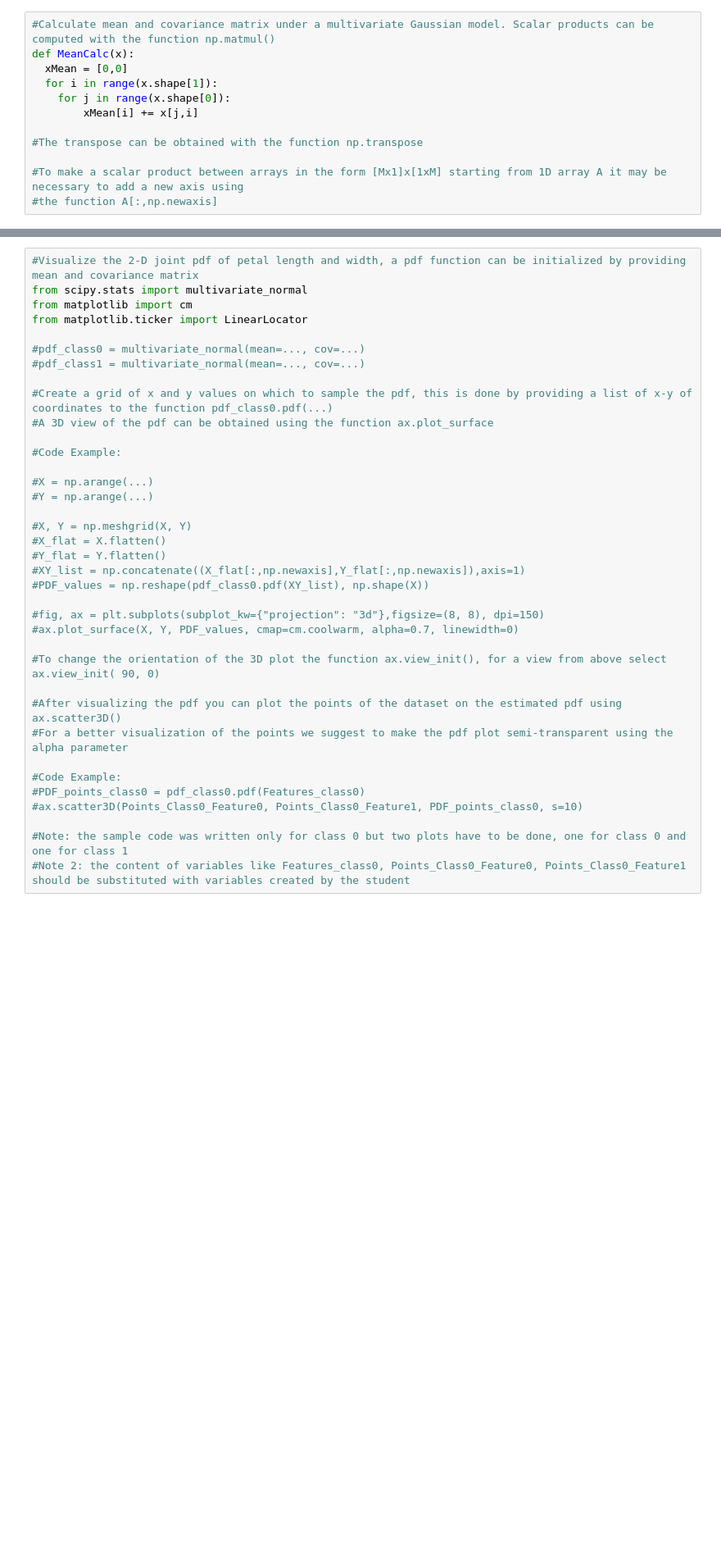
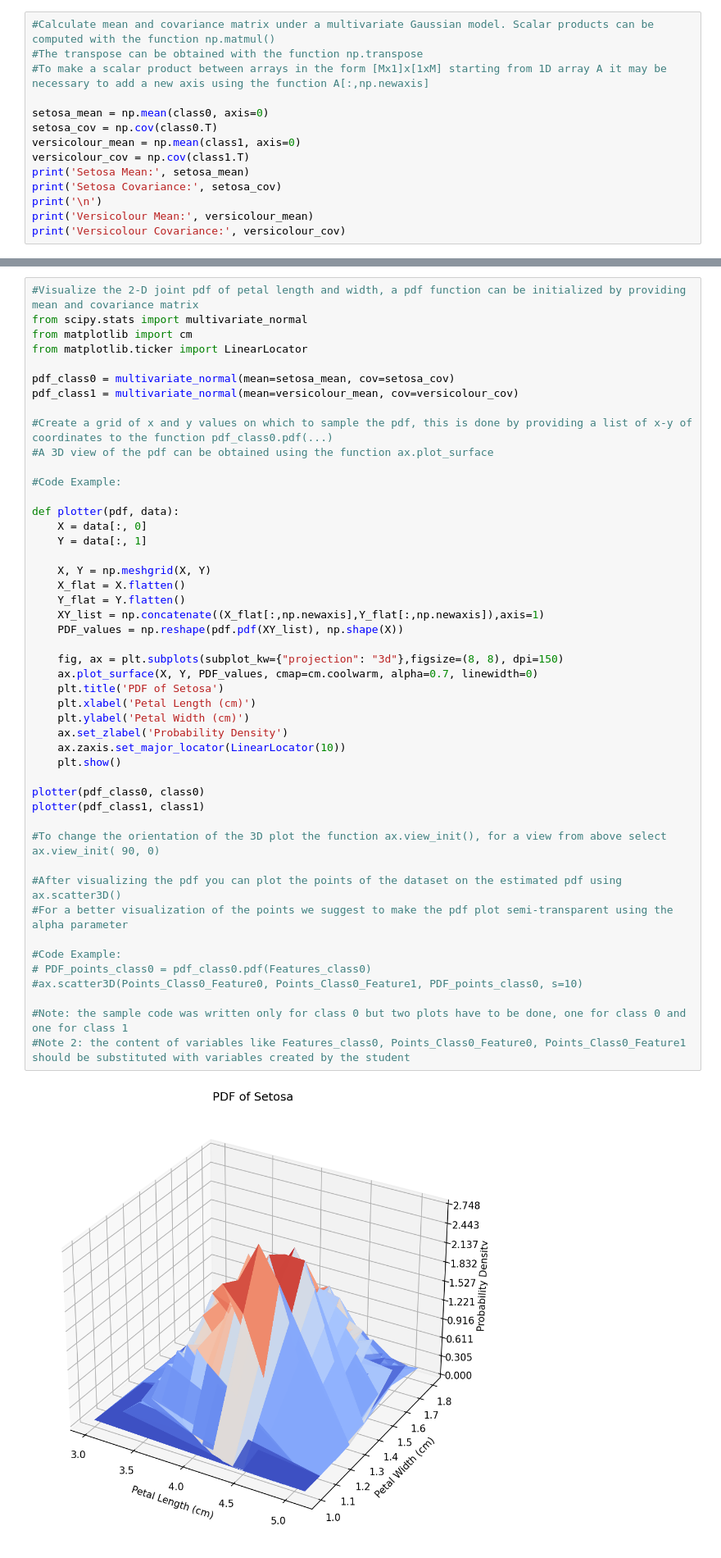
Before and after one commit to A-M-Alizadeh/Statistical-Labs, a Jupyter notebook: Stat Labs/Lab2_v6/Lab2_v6.ipynb, the cells around one changed output, grey strips where cells are left out. Shown at 82% size. Cells and saved outputs as stored; diff of their text form; blank space fills up the shorter version.

```diff
--- a/Stat Labs/Lab2_v6/Lab2_v6.ipynb
+++ b/Stat Labs/Lab2_v6/Lab2_v6.ipynb
@@ -73,13 +80,15 @@ plt.show()
 # %%
 #Calculate mean and covariance matrix under a multivariate Gaussian model. Scalar products can be computed with the function np.matmul()
-def MeanCalc(x):
-  xMean = [0,0]
-  for i in range(x.shape[1]):
-    for j in range(x.shape[0]):
-        xMean[i] += x[j,i]
+#The transpose can be obtained with the function np.transpose
+#To make a scalar product between arrays in the form [Mx1]x[1xM] starting from 1D array A it may be necessary to add a new axis using the function A[:,np.newaxis]
 
-#The transpose can be obtained with the function np.transpose
-
-#To make a scalar product between arrays in the form [Mx1]x[1xM] starting from 1D array A it may be necessary to add a new axis using
-#the function A[:,np.newaxis]
+setosa_mean = np.mean(class0, axis=0)
+setosa_cov = np.cov(class0.T)
+versicolour_mean = np.mean(class1, axis=0)
+versicolour_cov = np.cov(class1.T)
+print('Setosa Mean:', setosa_mean)
+print('Setosa Covariance:', setosa_cov)
+print('\n')
+print('Versicolour Mean:', versicolour_mean)
+print('Versicolour Covariance:', versicolour_cov)
 # %% [output]
@@ -88,37 +103,49 @@ PDF for class 1: 0.09041010416517478
 # %%
 #Visualize the 2-D joint pdf of petal length and width, a pdf function can be initialized by providing mean and covariance matrix
 from scipy.stats import multivariate_normal
 from matplotlib import cm
 from matplotlib.ticker import LinearLocator
 
-#pdf_class0 = multivariate_normal(mean=..., cov=...)
-#pdf_class1 = multivariate_normal(mean=..., cov=...)
+pdf_class0 = multivariate_normal(mean=setosa_mean, cov=setosa_cov)
+pdf_class1 = multivariate_normal(mean=versicolour_mean, cov=versicolour_cov)
 
 #Create a grid of x and y values on which to sample the pdf, this is done by providing a list of x-y of coordinates to the function pdf_class0.pdf(...)
 #A 3D view of the pdf can be obtained using the function ax.plot_surface
 
 #Code Example:
 
-#X = np.arange(...)
-#Y = np.arange(...)
+def plotter(pdf, data):
+    X = data[:, 0]
+    Y = data[:, 1]
 
-#X, Y = np.meshgrid(X, Y)
-#X_flat = X.flatten()
-#Y_flat = Y.flatten()
-#XY_list = np.concatenate((X_flat[:,np.newaxis],Y_flat[:,np.newaxis]),axis=1)
-#PDF_values = np.reshape(pdf_class0.pdf(XY_list), np.shape(X))
+    X, Y = np.meshgrid(X, Y)
+    X_flat = X.flatten()
+    Y_flat = Y.flatten()
+    XY_list = np.concatenate((X_flat[:,np.newaxis],Y_flat[:,np.newaxis]),axis=1)
+    PDF_values = np.reshape(pdf.pdf(XY_list), np.shape(X))
 
-#fig, ax = plt.subplots(subplot_kw={"projection": "3d"},figsize=(8, 8), dpi=150)
-#ax.plot_surface(X, Y, PDF_values, cmap=cm.coolwarm, alpha=0.7, linewidth=0)
+    fig, ax = plt.subplots(subplot_kw={"projection": "3d"},figsize=(8, 8), dpi=150)
+    ax.plot_surface(X, Y, PDF_values, cmap=cm.coolwarm, alpha=0.7, linewidth=0)
+    plt.title('PDF of Setosa')
+    plt.xlabel('Petal Length (cm)')
+    plt.ylabel('Petal Width (cm)')
+    ax.set_zlabel('Probability Density')
+    ax.zaxis.set_major_locator(LinearLocator(10))
+    plt.show()
+
+plotter(pdf_class0, class0)
+plotter(pdf_class1, class1)
 
 #To change the orientation of the 3D plot the function ax.view_init(), for a view from above select ax.view_init( 90, 0)
 
 #After visualizing the pdf you can plot the points of the dataset on the estimated pdf using ax.scatter3D()
 #For a better visualization of the points we suggest to make the pdf plot semi-transparent using the alpha parameter
 
 #Code Example:
-#PDF_points_class0 = pdf_class0.pdf(Features_class0)
+# PDF_points_class0 = pdf_class0.pdf(Features_class0)
 #ax.scatter3D(Points_Class0_Feature0, Points_Class0_Feature1, PDF_points_class0, s=10)
 
 #Note: the sample code was written only for class 0 but two plots have to be done, one for class 0 and one for class 1
 #Note 2: the content of variables like Features_class0, Points_Class0_Feature0, Points_Class0_Feature1 should be substituted with variables created by the student
+# %% [output]
+[figure, added]
```
Also changed, not shown: parts of 3 cells of this notebook.
